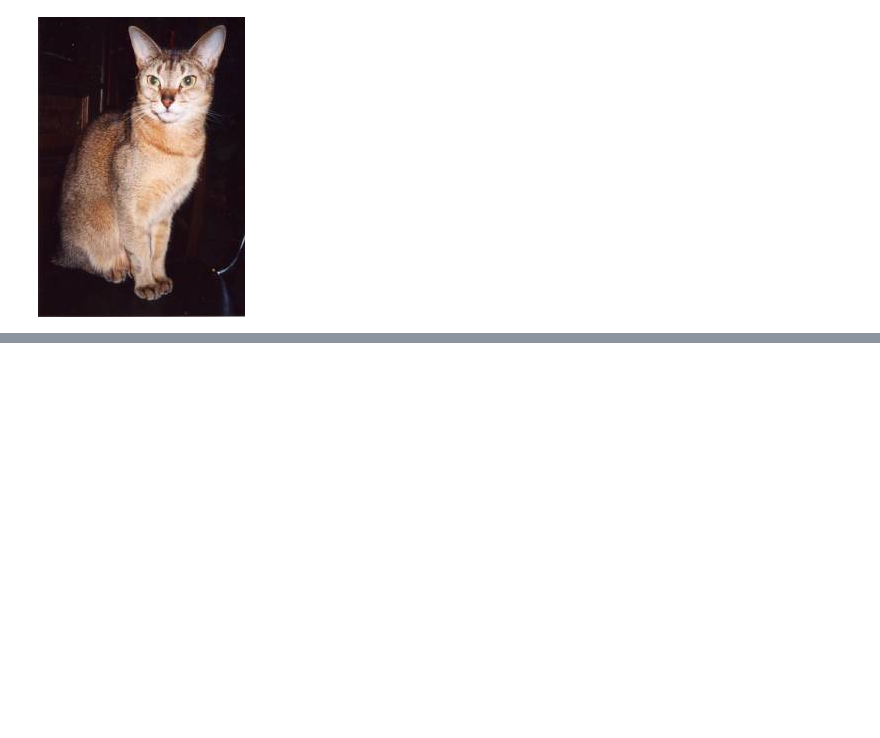
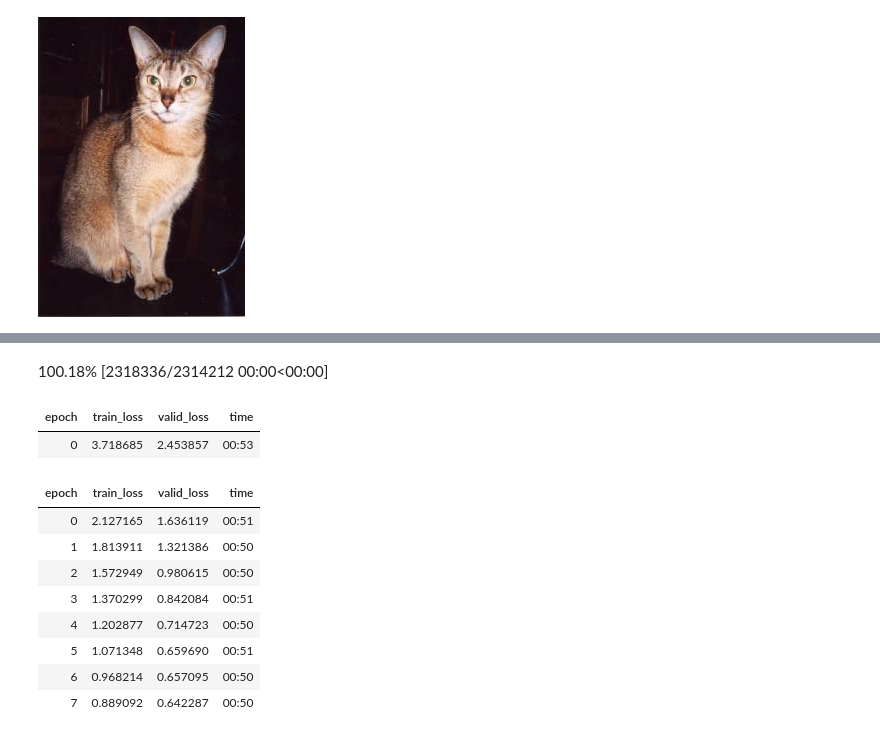
Before and after one commit to mngugi/SML-, a Jupyter notebook: fast_ai_colab.ipynb, the cells around one changed output, grey strips where cells are left out. Cells and saved outputs as stored; diff of their text form; code cells hidden in the pictures; blank space fills up the shorter version.

```diff
--- a/fast_ai_colab.ipynb
+++ b/fast_ai_colab.ipynb
@@ -29,0 +38,23 @@ img
+# %%
+path = untar_data(URLs.CAMVID_TINY)
+dls = SegmentationDataLoaders.from_label_func(
+    path, bs=8, fnames = get_image_files(path/"images"),
+    label_func = lambda o: path/'labels'/f'{o.stem}_P{o.suffix}',
+    codes = np.loadtxt(path/'codes.txt', dtype=str)
+)
+
+learn = unet_learner(dls, resnet34)
+learn.fine_tune(8)
+# %% [output]
+100.18% [2318336/2314212 00:00<00:00]
+| epoch | train_loss | valid_loss | time |
+| 0 | 3.718685 | 2.453857 | 00:53 |
+| epoch | train_loss | valid_loss | time |
+| 0 | 2.127165 | 1.636119 | 00:51 |
+| 1 | 1.813911 | 1.321386 | 00:50 |
+| 2 | 1.572949 | 0.980615 | 00:50 |
+| 3 | 1.370299 | 0.842084 | 00:51 |
+| 4 | 1.202877 | 0.714723 | 00:50 |
+| 5 | 1.071348 | 0.659690 | 00:51 |
+| 6 | 0.968214 | 0.657095 | 00:50 |
+| 7 | 0.889092 | 0.642287 | 00:50 |
```
Also changed, not shown: parts of 1 cell of this notebook.
